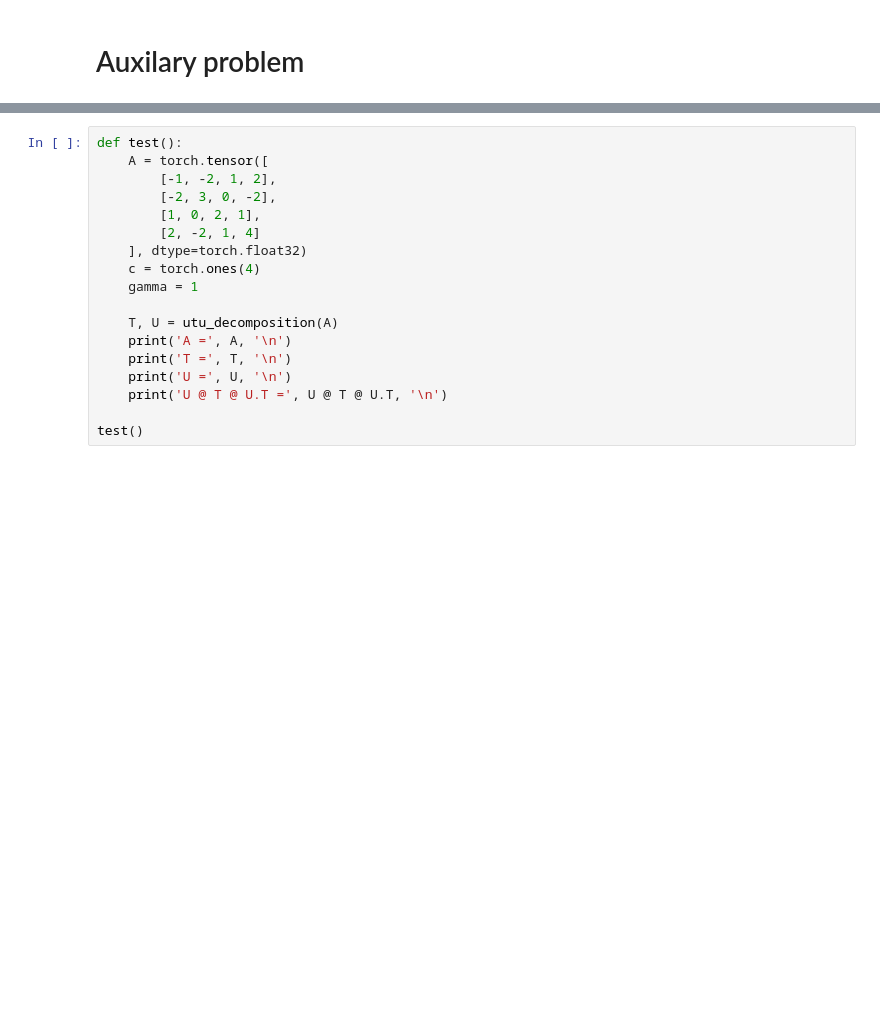
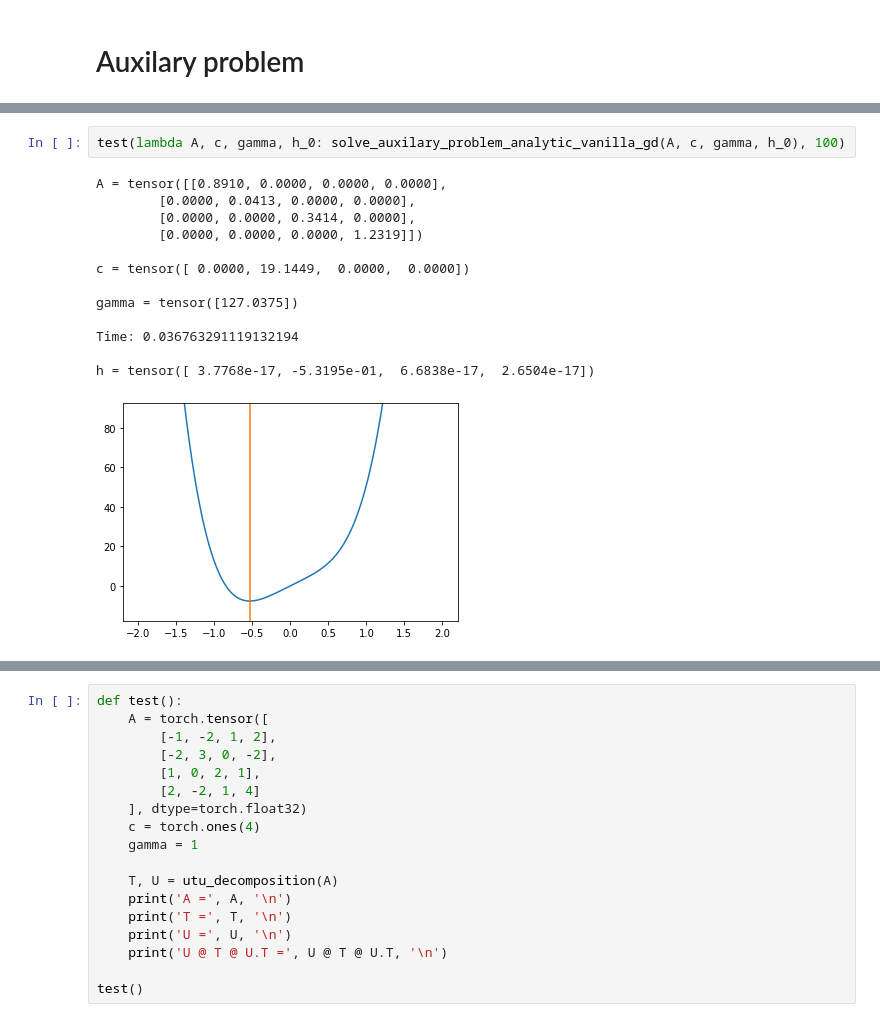
Before and after one commit to ivbelkin/optimization, a Jupyter notebook: proj.ipynb, the cells around one changed output, grey strips where cells are left out. Cells and saved outputs as stored; diff of their text form; blank space fills up the shorter version.

```diff
--- a/proj.ipynb
+++ b/proj.ipynb
@@ -173,0 +355,16 @@ d3 = tensor([[[ 2.8610e-06,  1.0000e+01],
+# %%
+test(lambda A, c, gamma, h_0: solve_auxilary_problem_analytic_vanilla_gd(A, c, gamma, h_0), 100)
+# %% [output]
+A = tensor([[0.8910, 0.0000, 0.0000, 0.0000],
+        [0.0000, 0.0413, 0.0000, 0.0000],
+        [0.0000, 0.0000, 0.3414, 0.0000],
+        [0.0000, 0.0000, 0.0000, 1.2319]])
+
+c = tensor([ 0.0000, 19.1449,  0.0000,  0.0000])
+
+gamma = tensor([127.0375])
+
+Time: 0.036763291119132194
+
+h = tensor([ 3.7768e-17, -5.3195e-01,  6.6838e-17,  2.6504e-17])
+[figure, added]
```
Also changed, not shown: parts of 39 cells of this notebook.
